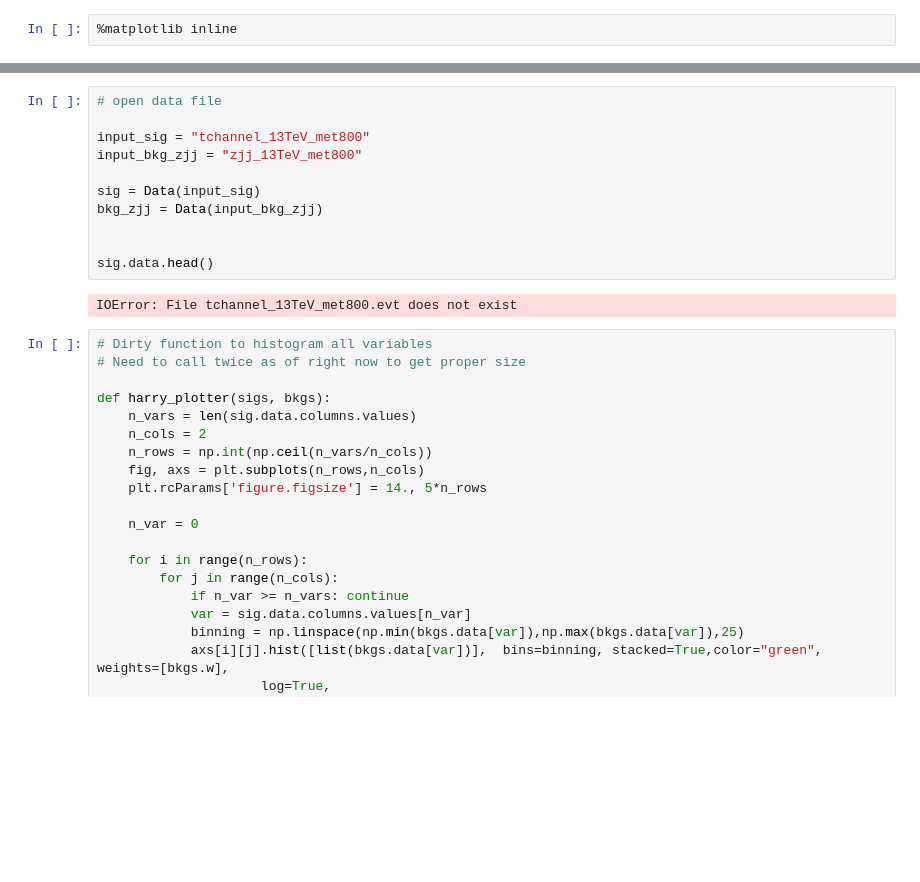
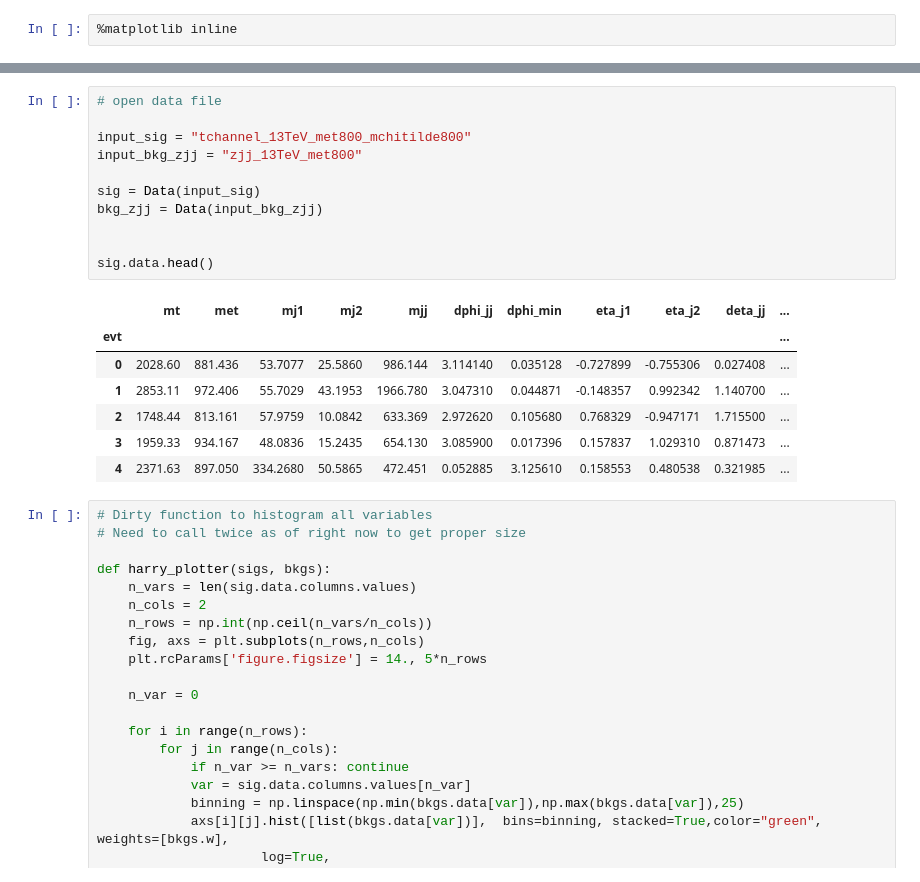
Before and after one commit to smsharma/DarkShowers, a Jupyter notebook: analysis/analysis.ipynb, the cells around one changed output, grey strips where cells are left out. Saved outputs shown, nothing was run; the diff lists cells and outputs as text; blank space fills up the shorter version.

```diff
--- a/analysis/analysis.ipynb
+++ b/analysis/analysis.ipynb
@@ -31,16 +26,22 @@ class Data:
 # %%
 # open data file
 
-input_sig = "tchannel_13TeV_met800"
+input_sig = "tchannel_13TeV_met800_mchitilde800"
 input_bkg_zjj = "zjj_13TeV_met800"
 
 sig = Data(input_sig)
 bkg_zjj = Data(input_bkg_zjj)
 
 
 sig.data.head()
 # %% [output]
-IOError: File tchannel_13TeV_met800.evt does not exist
+|  | mt | met | mj1 | mj2 | mjj | dphi_jj | dphi_min | eta_j1 | eta_j2 | deta_jj | ... |
+| evt |  |  |  |  |  |  |  |  |  |  | ... |
+| 0 | 2028.60 | 881.436 | 53.7077 | 25.5860 | 986.144 | 3.114140 | 0.035128 | -0.727899 | -0.755306 | 0.027408 | ... |
+| 1 | 2853.11 | 972.406 | 55.7029 | 43.1953 | 1966.780 | 3.047310 | 0.044871 | -0.148357 | 0.992342 | 1.140700 | ... |
+| 2 | 1748.44 | 813.161 | 57.9759 | 10.0842 | 633.369 | 2.972620 | 0.105680 | 0.768329 | -0.947171 | 1.715500 | ... |
+| 3 | 1959.33 | 934.167 | 48.0836 | 15.2435 | 654.130 | 3.085900 | 0.017396 | 0.157837 | 1.029310 | 0.871473 | ... |
+| 4 | 2371.63 | 897.050 | 334.2680 | 50.5865 | 472.451 | 0.052885 | 3.125610 | 0.158553 | 0.480538 | 0.321985 | ... |
 # %%
 # Dirty function to histogram all variables
 # Need to call twice as of right now to get proper size
```
Also changed, not shown: parts of 6 cells of this notebook, 2 other files.
